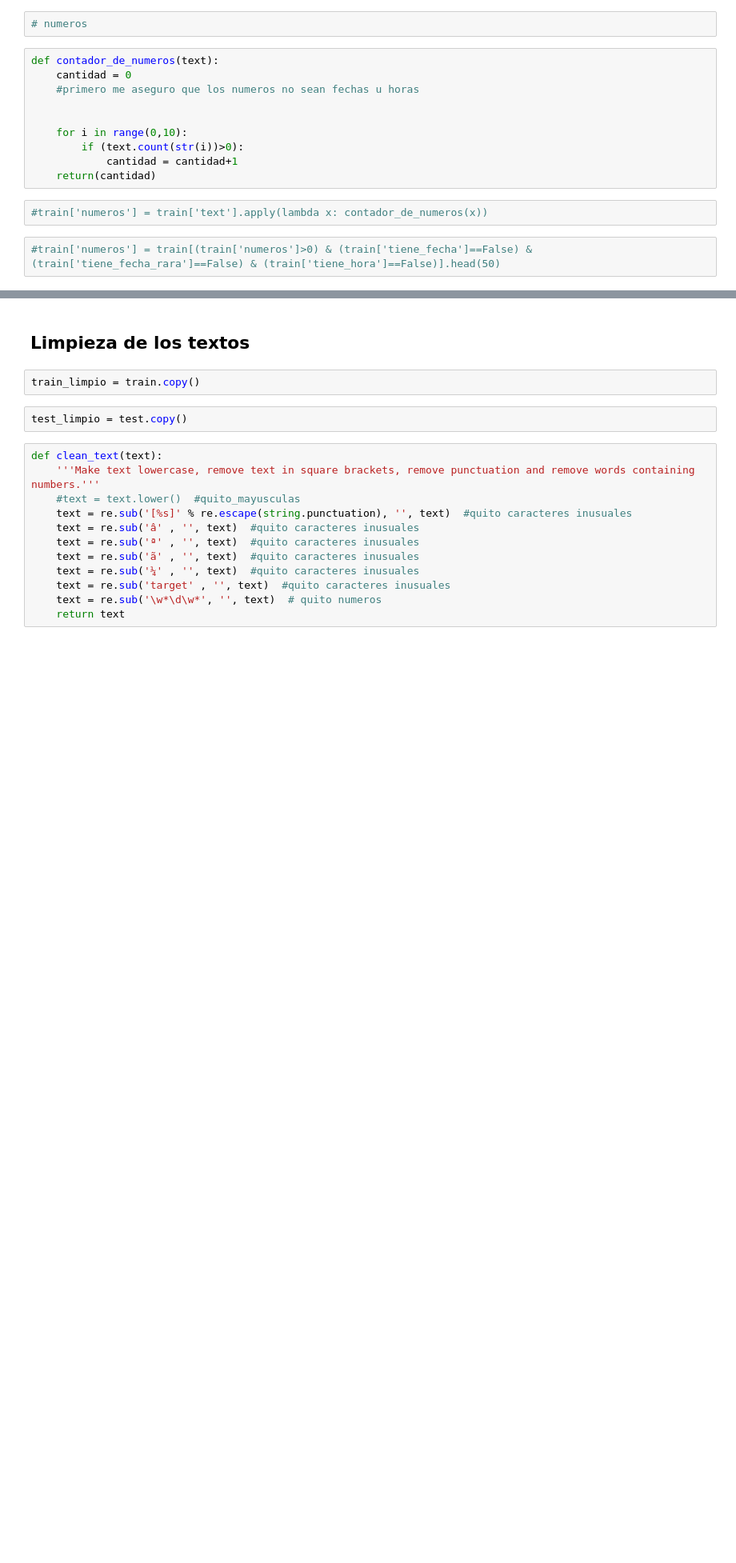
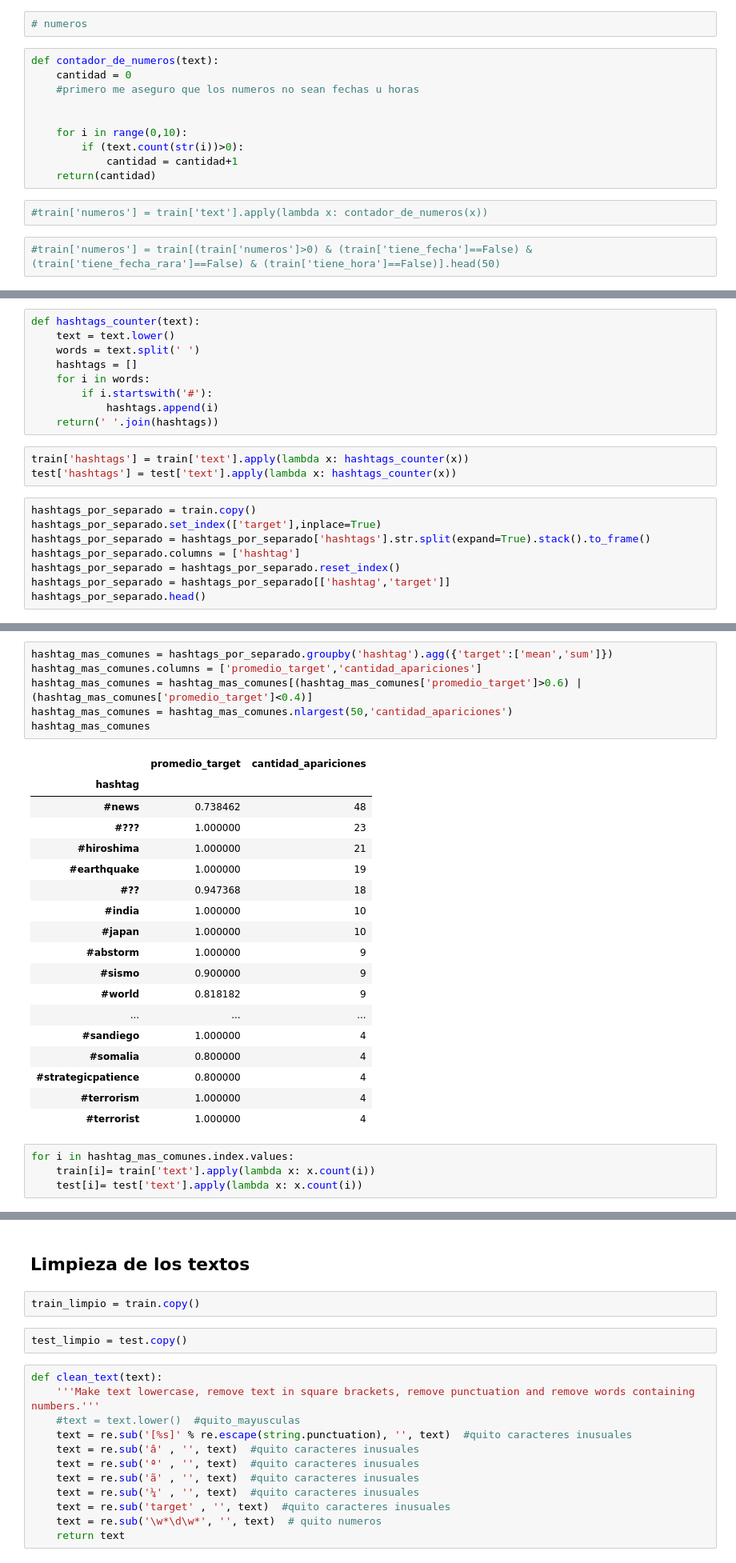
Before and after one commit to andi-carretero/TP2_Datos, a Jupyter notebook: Data_cleanner_con_stemming_en_textos.ipynb, the cells around one changed output, grey strips where cells are left out. Shown at 80% size. Drawn from its saved outputs; the diff is of its cells as text; blank space fills up the shorter version.

Commit message:
agregados columnas de hashtags mas usados

```diff
--- a/Data_cleanner_con_stemming_en_textos.ipynb
+++ b/Data_cleanner_con_stemming_en_textos.ipynb
@@ -152,0 +155,20 @@ def contador_de_numeros(text):
+# %%
+def hashtags_counter(text):
+    text = text.lower()
+    words = text.split(' ')
+    hashtags = []
+    for i in words:
+        if i.startswith('#'):
+            hashtags.append(i)
+    return(' '.join(hashtags))
+# %%
+train['hashtags'] = train['text'].apply(lambda x: hashtags_counter(x))
+test['hashtags'] = test['text'].apply(lambda x: hashtags_counter(x))
+# %%
+hashtags_por_separado = train.copy()
+hashtags_por_separado.set_index(['target'],inplace=True)
+hashtags_por_separado = hashtags_por_separado['hashtags'].str.split(expand=True).stack().to_frame()
+hashtags_por_separado.columns = ['hashtag']
+hashtags_por_separado = hashtags_por_separado.reset_index()
+hashtags_por_separado = hashtags_por_separado[['hashtag','target']]
+hashtags_por_separado.head()
@@ -152,0 +182,29 @@ def contador_de_numeros(text):
+# %%
+hashtag_mas_comunes = hashtags_por_separado.groupby('hashtag').agg({'target':['mean','sum']})
+hashtag_mas_comunes.columns = ['promedio_target','cantidad_apariciones']
+hashtag_mas_comunes = hashtag_mas_comunes[(hashtag_mas_comunes['promedio_target']>0.6) | (hashtag_mas_comunes['promedio_target']<0.4)]
+hashtag_mas_comunes = hashtag_mas_comunes.nlargest(50,'cantidad_apariciones')
+hashtag_mas_comunes
+# %% [output]
+|  | promedio_target | cantidad_apariciones |
+| hashtag |  |  |
+| #news | 0.738462 | 48 |
+| #??? | 1.000000 | 23 |
+| #hiroshima | 1.000000 | 21 |
+| #earthquake | 1.000000 | 19 |
+| #?? | 0.947368 | 18 |
+| #india | 1.000000 | 10 |
+| #japan | 1.000000 | 10 |
+| #abstorm | 1.000000 | 9 |
+| #sismo | 0.900000 | 9 |
+| #world | 0.818182 | 9 |
+| ... | ... | ... |
+| #sandiego | 1.000000 | 4 |
+| #somalia | 0.800000 | 4 |
+| #strategicpatience | 0.800000 | 4 |
+| #terrorism | 1.000000 | 4 |
+| #terrorist | 1.000000 | 4 |
+# %%
+for i in hashtag_mas_comunes.index.values:
+    train[i]= train['text'].apply(lambda x: x.count(i))
+    test[i]= test['text'].apply(lambda x: x.count(i))
```
Also changed, not shown: parts of 15 cells of this notebook.
